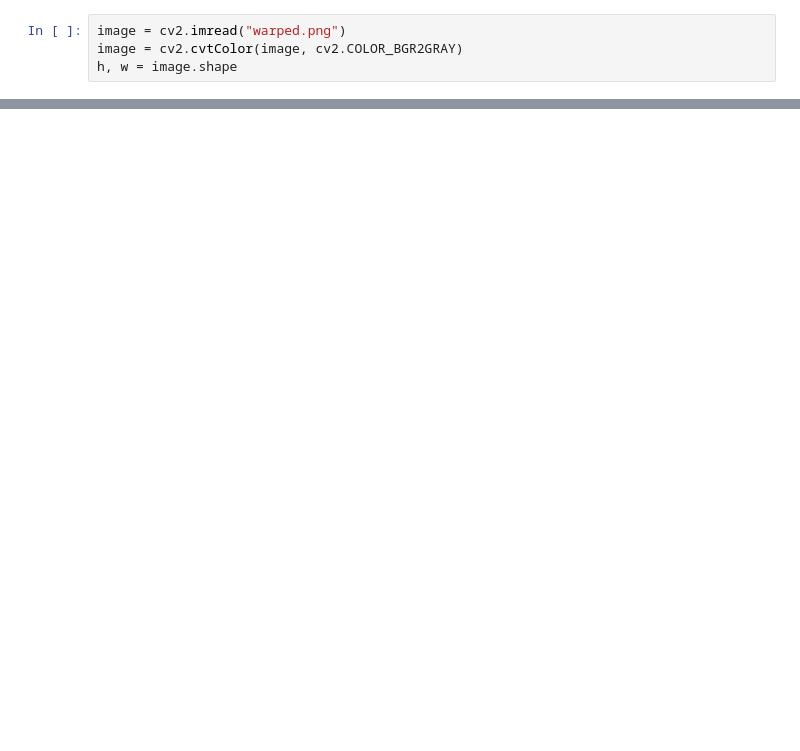
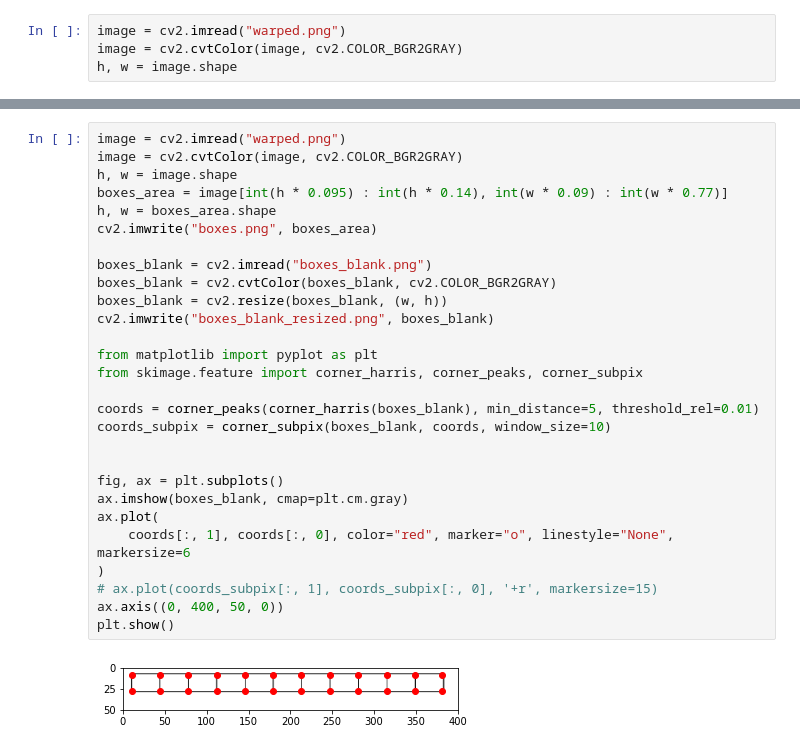
Before and after one commit to soares7vinicius/correcao-gabaritos, a Jupyter notebook: experiments/ra-boxes.ipynb, the cells around one changed output, grey strips where cells are left out. Drawn from its saved outputs; the diff is of its cells as text; blank space fills up the shorter version.

```diff
--- a/experiments/ra-boxes.ipynb
+++ b/experiments/ra-boxes.ipynb
@@ -37,0 +212,30 @@ True
+# %%
+image = cv2.imread("warped.png")
+image = cv2.cvtColor(image, cv2.COLOR_BGR2GRAY)
+h, w = image.shape
+boxes_area = image[int(h * 0.095) : int(h * 0.14), int(w * 0.09) : int(w * 0.77)]
+h, w = boxes_area.shape
+cv2.imwrite("boxes.png", boxes_area)
+
+boxes_blank = cv2.imread("boxes_blank.png")
+boxes_blank = cv2.cvtColor(boxes_blank, cv2.COLOR_BGR2GRAY)
+boxes_blank = cv2.resize(boxes_blank, (w, h))
+cv2.imwrite("boxes_blank_resized.png", boxes_blank)
+
+from matplotlib import pyplot as plt
+from skimage.feature import corner_harris, corner_peaks, corner_subpix
+
+coords = corner_peaks(corner_harris(boxes_blank), min_distance=5, threshold_rel=0.01)
+coords_subpix = corner_subpix(boxes_blank, coords, window_size=10)
+
+
+fig, ax = plt.subplots()
+ax.imshow(boxes_blank, cmap=plt.cm.gray)
+ax.plot(
+    coords[:, 1], coords[:, 0], color="red", marker="o", linestyle="None", markersize=6
+)
+# ax.plot(coords_subpix[:, 1], coords_subpix[:, 0], '+r', markersize=15)
+ax.axis((0, 400, 50, 0))
+plt.show()
+# %% [output]
+[figure, added]
```
Also changed, not shown: parts of 16 cells of this notebook, 12 other files.
